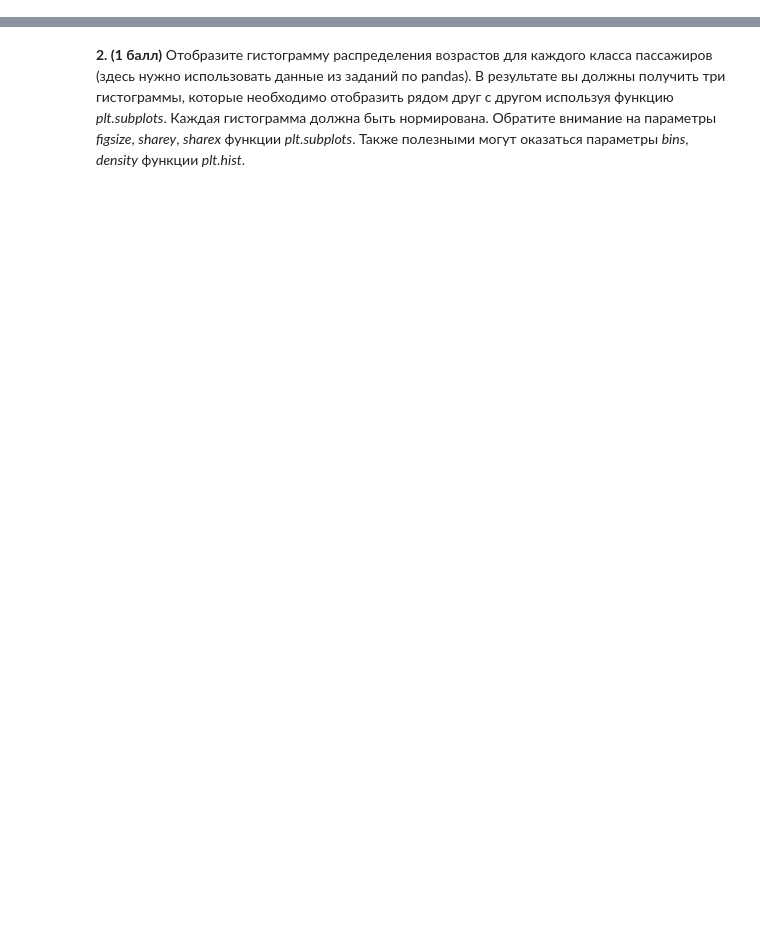
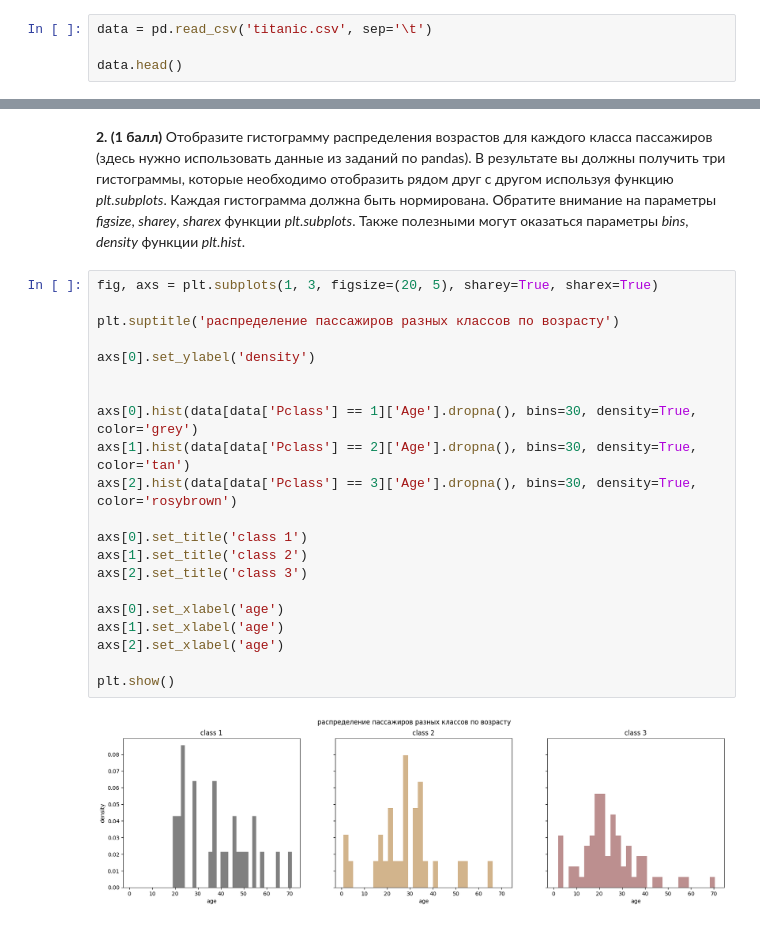
Before and after one commit to KAlina28/The-basics-of-Bayesian-inference, a Jupyter notebook: homework/hw1/HW1_numpy_pandas_pr.ipynb, the cells around one changed output, grey strips where cells are left out. Drawn from its saved outputs; the diff is of its cells as text; blank space fills up the shorter version.

```diff
--- a/homework/hw1/HW1_numpy_pandas_pr.ipynb
+++ b/homework/hw1/HW1_numpy_pandas_pr.ipynb
@@ -372,3 +372,7 @@ print(np.quantile(max_, 0.95), " - 95 квантиль")
 **1. (1 балл)** Опишите данный датасет: какое расределение женщин/мужчин в нем? Сколько пассажиров ехало в каждом классе? Какой средний/минимальный/максимальный возраст пассажиров? Сколько было выживших пассажиров?
 # %%
 import pandas as pd
+# %%
+data = pd.read_csv('titanic.csv', sep='\t')
+
+data.head()
@@ -395,2 +479,25 @@ def gen_uncertain_data():
 # %% [markdown]
 **2. (1 балл)** Отобразите гистограмму распределения возрастов для каждого класса пассажиров (здесь нужно использовать данные из заданий по pandas). В результате вы должны получить три гистограммы, которые необходимо отобразить рядом друг с другом используя функцию *plt.subplots*. Каждая гистограмма должна быть нормирована. Обратите внимание на параметры *figsize*, *sharey*, *sharex* функции *plt.subplots*. Также полезными могут оказаться параметры *bins*, *density* функции *plt.hist*.
+# %%
+fig, axs = plt.subplots(1, 3, figsize=(20, 5), sharey=True, sharex=True)
+
+plt.suptitle('распределение пассажиров разных классов по возрасту')
+
+axs[0].set_ylabel('density')
+
+
+axs[0].hist(data[data['Pclass'] == 1]['Age'].dropna(), bins=30, density=True, color='grey')
+axs[1].hist(data[data['Pclass'] == 2]['Age'].dropna(), bins=30, density=True, color='tan')
+axs[2].hist(data[data['Pclass'] == 3]['Age'].dropna(), bins=30, density=True, color='rosybrown')
+
+axs[0].set_title('class 1')
+axs[1].set_title('class 2')
+axs[2].set_title('class 3')
+
+axs[0].set_xlabel('age')
+axs[1].set_xlabel('age')
+axs[2].set_xlabel('age')
+
+plt.show()
+# %% [output]
+[figure, added]
```
Also changed, not shown: parts of 5 cells of this notebook.
